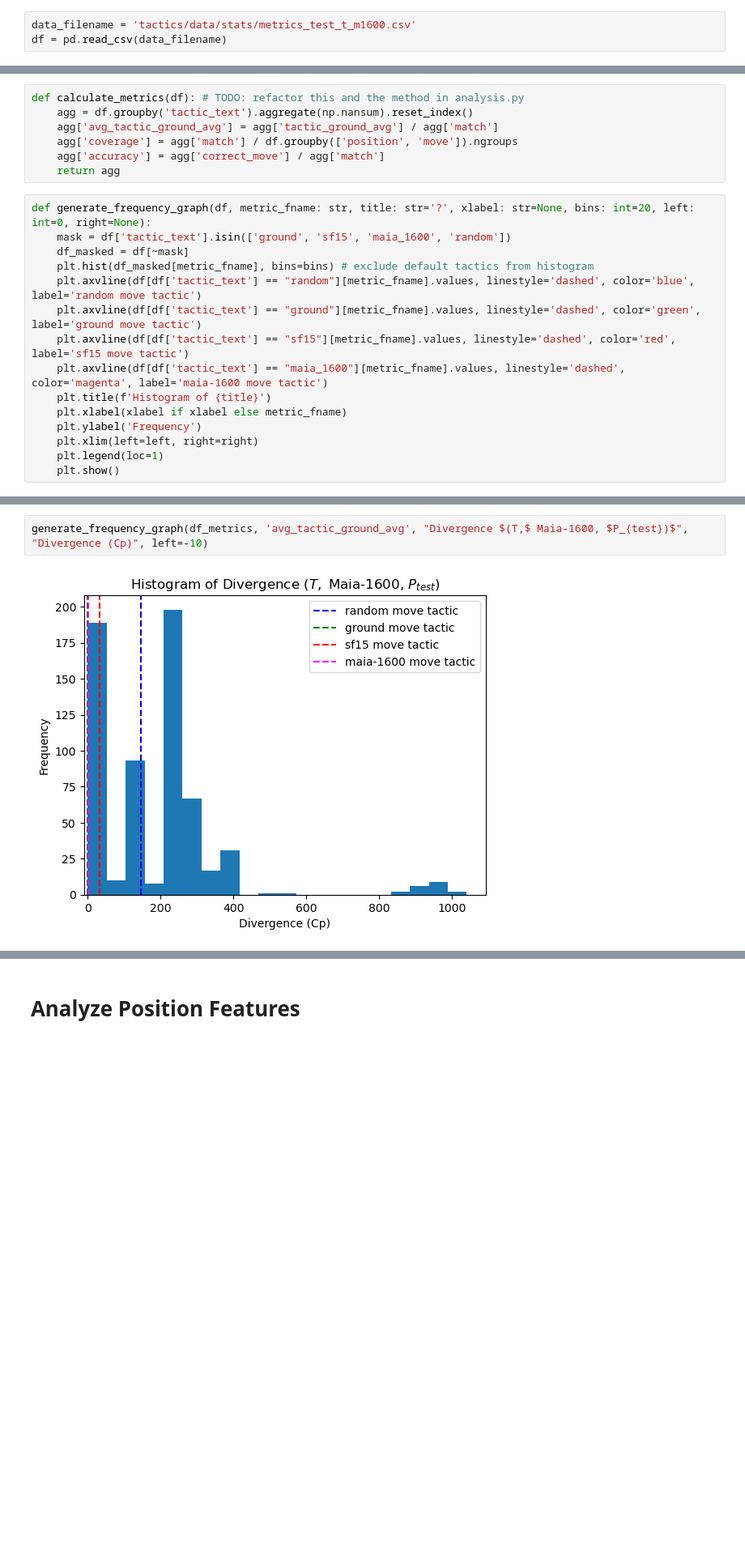
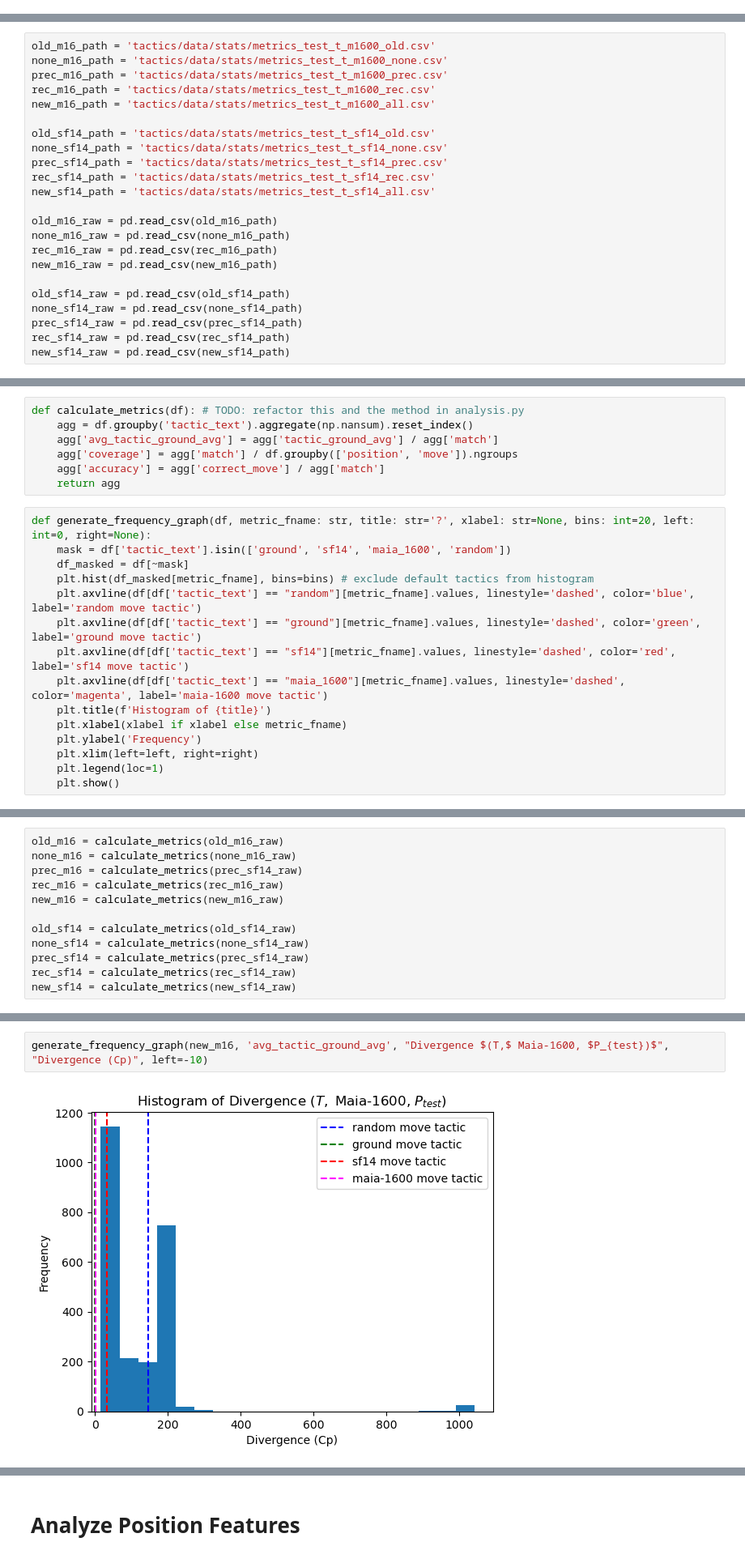
Before and after one commit to AbhijeetKrishnan/Popper, a Jupyter notebook: analysis.ipynb, the cells around one changed output, grey strips where cells are left out. Shown: that part at 81% size. Cells and saved outputs as stored; diff of their text form; blank space fills up the shorter version.

```diff
--- a/analysis.ipynb
+++ b/analysis.ipynb
@@ -7,5 +8,2 @@ import matplotlib.pyplot as plt
 # %% [markdown]
 # Load data
-# %%
-data_filename = 'tactics/data/stats/metrics_test_t_m1600.csv'
-df = pd.read_csv(data_filename)
@@ -23,0 +10,23 @@ df.describe()
+# %%
+old_m16_path = 'tactics/data/stats/metrics_test_t_m1600_old.csv'
+none_m16_path = 'tactics/data/stats/metrics_test_t_m1600_none.csv'
+prec_m16_path = 'tactics/data/stats/metrics_test_t_m1600_prec.csv'
+rec_m16_path = 'tactics/data/stats/metrics_test_t_m1600_rec.csv'
+new_m16_path = 'tactics/data/stats/metrics_test_t_m1600_all.csv'
+
+old_sf14_path = 'tactics/data/stats/metrics_test_t_sf14_old.csv'
+none_sf14_path = 'tactics/data/stats/metrics_test_t_sf14_none.csv'
+prec_sf14_path = 'tactics/data/stats/metrics_test_t_sf14_prec.csv'
+rec_sf14_path = 'tactics/data/stats/metrics_test_t_sf14_rec.csv'
+new_sf14_path = 'tactics/data/stats/metrics_test_t_sf14_all.csv'
+
+old_m16_raw = pd.read_csv(old_m16_path)
+none_m16_raw = pd.read_csv(none_m16_path)
+rec_m16_raw = pd.read_csv(rec_m16_path)
+new_m16_raw = pd.read_csv(new_m16_path)
+
+old_sf14_raw = pd.read_csv(old_sf14_path)
+none_sf14_raw = pd.read_csv(none_sf14_path)
+prec_sf14_raw = pd.read_csv(prec_sf14_path)
+rec_sf14_raw = pd.read_csv(rec_sf14_path)
+new_sf14_raw = pd.read_csv(new_sf14_path)
@@ -32,12 +50,12 @@ def calculate_metrics(df): # TODO: refactor this and the method in analysis.py
     return agg
 # %%
 def generate_frequency_graph(df, metric_fname: str, title: str='?', xlabel: str=None, bins: int=20, left: int=0, right=None):
-    mask = df['tactic_text'].isin(['ground', 'sf15', 'maia_1600', 'random'])
+    mask = df['tactic_text'].isin(['ground', 'sf14', 'maia_1600', 'random'])
     df_masked = df[~mask]
     plt.hist(df_masked[metric_fname], bins=bins) # exclude default tactics from histogram
     plt.axvline(df[df['tactic_text'] == "random"][metric_fname].values, linestyle='dashed', color='blue', label='random move tactic')
     plt.axvline(df[df['tactic_text'] == "ground"][metric_fname].values, linestyle='dashed', color='green', label='ground move tactic')
-    plt.axvline(df[df['tactic_text'] == "sf15"][metric_fname].values, linestyle='dashed', color='red', label='sf15 move tactic')
+    plt.axvline(df[df['tactic_text'] == "sf14"][metric_fname].values, linestyle='dashed', color='red', label='sf14 move tactic')
     plt.axvline(df[df['tactic_text'] == "maia_1600"][metric_fname].values, linestyle='dashed', color='magenta', label='maia-1600 move tactic')
     plt.title(f'Histogram of {title}')
     plt.xlabel(xlabel if xlabel else metric_fname)
@@ -49,0 +66,12 @@ df_metrics = calculate_metrics(df)
+# %%
+old_m16 = calculate_metrics(old_m16_raw)
+none_m16 = calculate_metrics(none_m16_raw)
+prec_m16 = calculate_metrics(prec_sf14_raw)
+rec_m16 = calculate_metrics(rec_m16_raw)
+new_m16 = calculate_metrics(new_m16_raw)
+
+old_sf14 = calculate_metrics(old_sf14_raw)
+none_sf14 = calculate_metrics(none_sf14_raw)
+prec_sf14 = calculate_metrics(prec_sf14_raw)
+rec_sf14 = calculate_metrics(rec_sf14_raw)
+new_sf14 = calculate_metrics(new_sf14_raw)
@@ -50,4 +83,4 @@ df_metrics = calculate_metrics(df)
 # %%
-generate_frequency_graph(df_metrics, 'avg_tactic_ground_avg', "Divergence $(T,$ Maia-1600, $P_{test})$", "Divergence (Cp)", left=-10)
+generate_frequency_graph(new_m16, 'avg_tactic_ground_avg', "Divergence $(T,$ Maia-1600, $P_{test})$", "Divergence (Cp)", left=-10)
 # %% [output]
-[figure, old version]
+[figure, new version]
```
Also changed, not shown: parts of 11 cells of this notebook, 3 other files.
